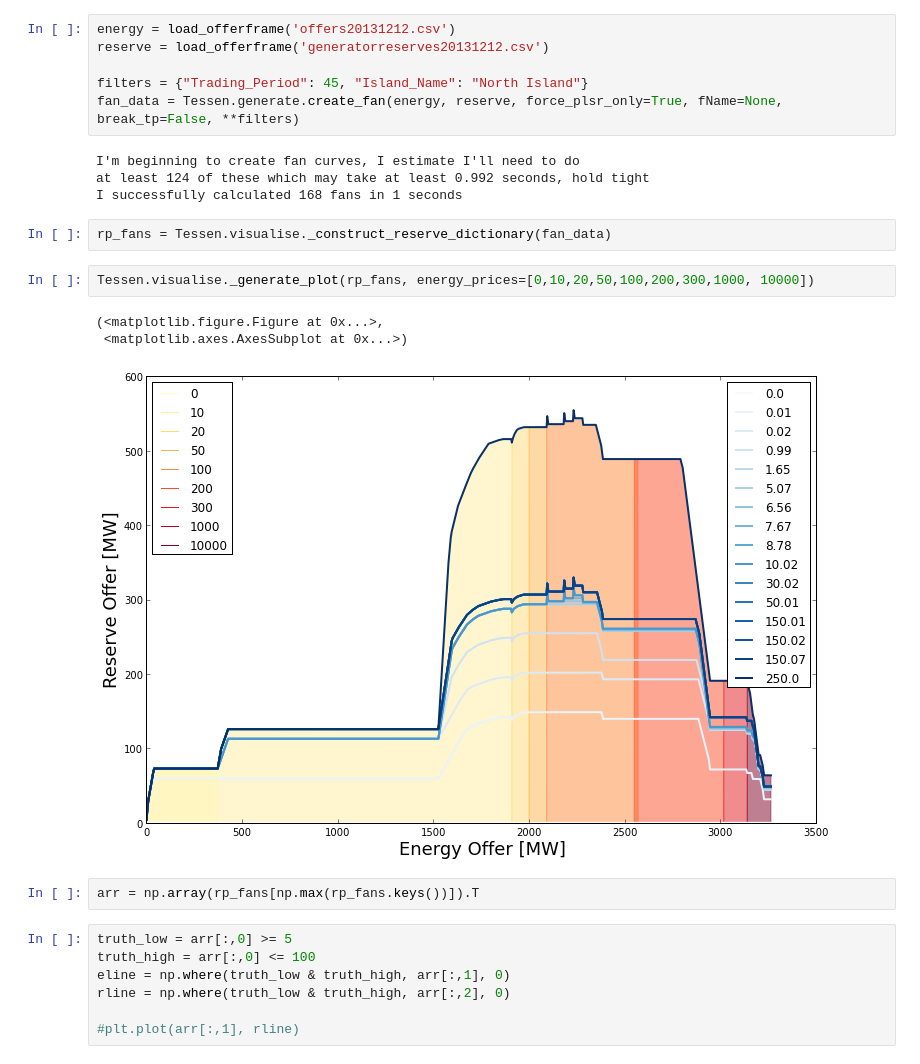
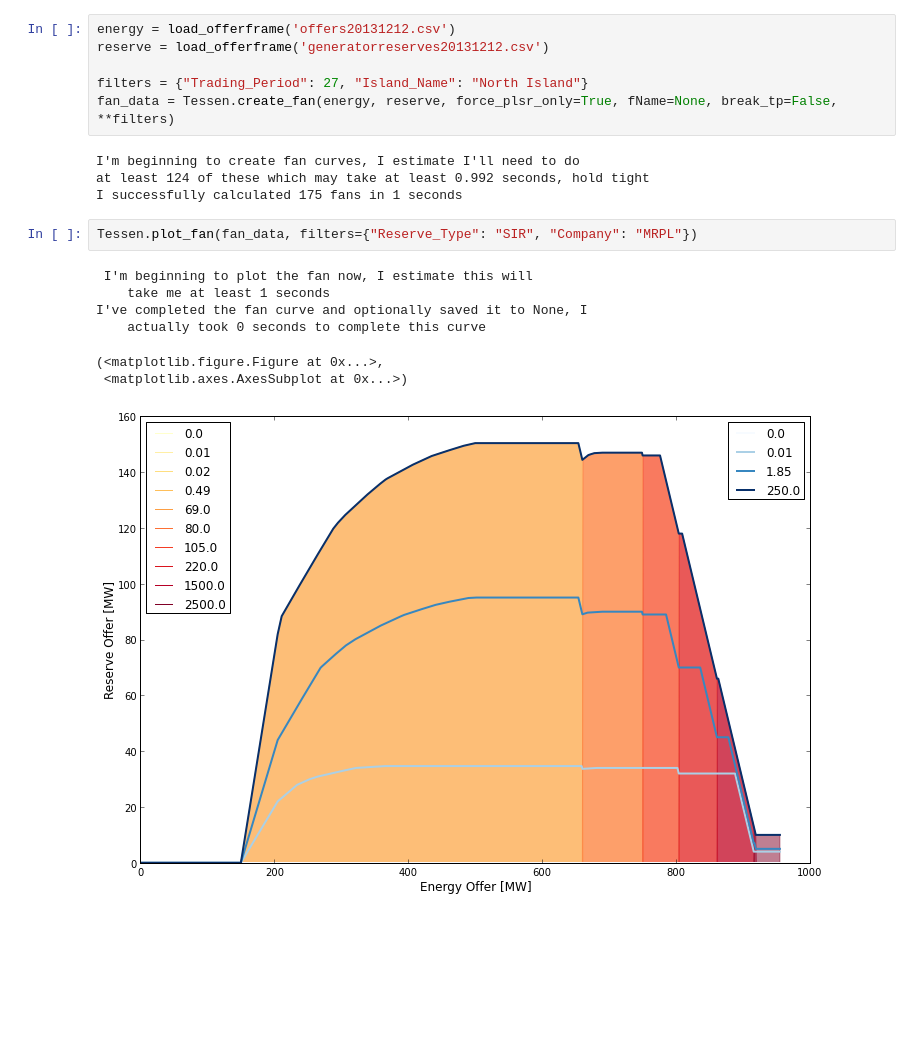
Before and after one commit to NigelCleland/Tessen, a Jupyter notebook: sample_data/Example_Tessen.ipynb, the cells around one changed output. Cells and saved outputs as stored; diff of their text form; blank space fills up the shorter version.

Commit message:
Completed all of the nice little docstrings. Still need to make the plot prettier but it is in a working state at the moment.

```diff
--- a/sample_data/Example_Tessen.ipynb
+++ b/sample_data/Example_Tessen.ipynb
@@ -13,26 +7,19 @@ import matplotlib.pyplot as plt
 energy = load_offerframe('offers20131212.csv')
 reserve = load_offerframe('generatorreserves20131212.csv')
 
-filters = {"Trading_Period": 45, "Island_Name": "North Island"}
-fan_data = Tessen.generate.create_fan(energy, reserve, force_plsr_only=True, fName=None, break_tp=False, **filters)
+filters = {"Trading_Period": 27, "Island_Name": "North Island"}
+fan_data = Tessen.create_fan(energy, reserve, force_plsr_only=True, fName=None, break_tp=False, **filters)
 # %% [output]
 I'm beginning to create fan curves, I estimate I'll need to do
 at least 124 of these which may take at least 0.992 seconds, hold tight
-I successfully calculated 168 fans in 1 seconds
+I successfully calculated 175 fans in 1 seconds
-# %%
-rp_fans = Tessen.visualise._construct_reserve_dictionary(fan_data)
-# %%
-Tessen.visualise._generate_plot(rp_fans, energy_prices=[0,10,20,50,100,200,300,1000, 10000])
-# %% [output]
-(<matplotlib.figure.Figure at 0x...>,
- <matplotlib.axes.AxesSubplot at 0x...>)
-[figure, removed]
-# %%
-arr = np.array(rp_fans[np.max(rp_fans.keys())]).T
-# %%
-truth_low = arr[:,0] >= 5
-truth_high = arr[:,0] <= 100
-eline = np.where(truth_low & truth_high, arr[:,1], 0)
-rline = np.where(truth_low & truth_high, arr[:,2], 0)
-
-#plt.plot(arr[:,1], rline)
+# %%
+Tessen.plot_fan(fan_data, filters={"Reserve_Type": "SIR", "Company": "MRPL"})
+# %% [output]
+ I'm beginning to plot the fan now, I estimate this will
+    take me at least 1 seconds
+I've completed the fan curve and optionally saved it to None, I
+    actually took 0 seconds to complete this curve
+(<matplotlib.figure.Figure at 0x...>,
+ <matplotlib.axes.AxesSubplot at 0x...>)
+[figure, added]
```
Also changed, not shown: parts of 1 cell of this notebook, 3 other files.
